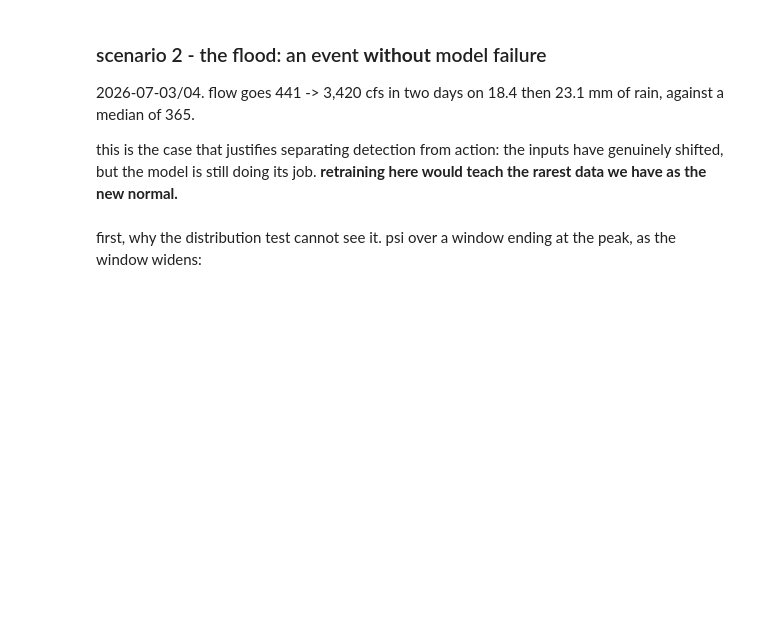
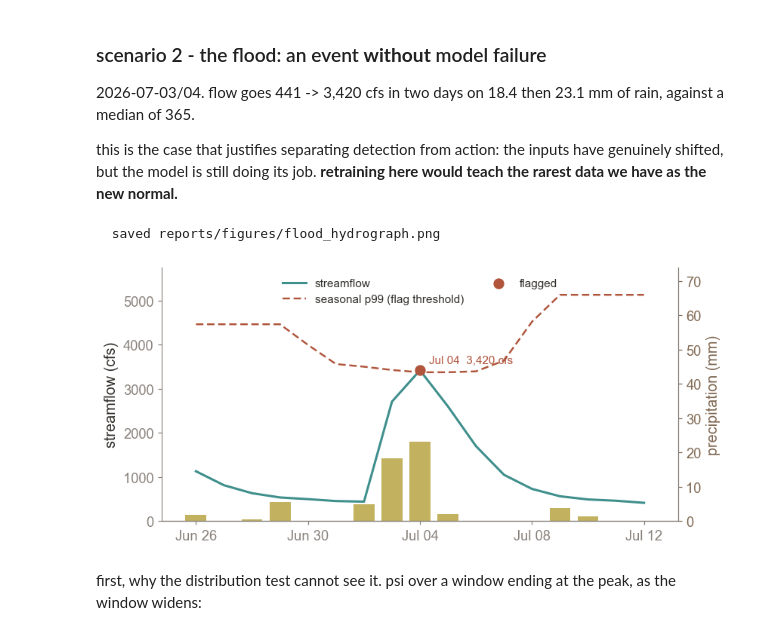
Before and after one commit to babnigg/streamflow-mlops, a Jupyter notebook: notebooks/05_monitoring.ipynb, the cells around one changed output. Cells and saved outputs as stored; diff of their text form; code cells hidden in the pictures; blank space fills up the shorter version.

Commit message:
fix broken f-string in flood plot cell; restore notebook outputs

```diff
--- a/notebooks/05_monitoring.ipynb
+++ b/notebooks/05_monitoring.ipynb
@@ -165,35 +165,37 @@ flood["flag"] = flood.streamflow_t > flood.p99
 
 fig, ax = plt.subplots(figsize=COMPACT)
 
 # precipitation behind the hydrograph, on its own scale and compressed into the
 # lower third so it reads as context rather than competing with the flow line
 rain = ax.twinx()
 rain.bar(flood.date, flood.precip_mm, color=GOLD, width=.75, zorder=1)
 rain.set_ylim(0, flood.precip_mm.max() * 3.2)
 rain.set_ylabel("precipitation (mm)", color=BROWN)
 rain.tick_params(axis="y", colors=BROWN)
 rain.spines[["top", "left"]].set_visible(False)
 rain.spines["right"].set_visible(True); rain.spines["right"].set_color(MUTED)
 
 ax.plot(flood.date, flood.streamflow_t, color=TEAL, zorder=3, label="streamflow")
 # the flag is a crossing of this line, not of a fixed level: the threshold moves
 # with the day of year, and its seasonal minimum is what the flood peak clears
 ax.plot(flood.date, flood.p99, color=CLAY, lw=1.6, ls=(0, (4, 2)), zorder=3,
         label="seasonal p99 (flag threshold)")
 hit = flood[flood.flag]
 ax.scatter(hit.date, hit.streamflow_t, s=70, color=CLAY, zorder=5, label="flagged")
 for d, v in zip(hit.date, hit.streamflow_t):
-    ax.annotate(f"{d:%b %d}
-{v:,.0f} cfs", (d, v), textcoords="offset points",
+    ax.annotate(f"{d:%b %d}  {v:,.0f} cfs", (d, v), textcoords="offset points",
                 xytext=(8, 6), fontsize=10, color=CLAY)
 
 ax.set_ylabel("streamflow (cfs)")
 ax.set_ylim(0, max(flood.p99.max(), flood.streamflow_t.max()) * 1.12)
 ax.set_zorder(rain.get_zorder() + 1); ax.patch.set_visible(False)
 ax.legend(loc="upper center", ncol=2, fontsize=10)
 ax.xaxis.set_major_formatter(mdates.DateFormatter("%b %d"))
 ax.xaxis.set_major_locator(mdates.DayLocator(interval=4))
 save(fig, "flood_hydrograph"); plt.show()
+# %% [output]
+  saved reports/figures/flood_hydrograph.png
+[figure, added]
 # %% [markdown]
 first, why the distribution test cannot see it. psi over a window ending at the
 peak, as the window widens:
```
Also changed, not shown: parts of 1 cell of this notebook, 1 other file.
